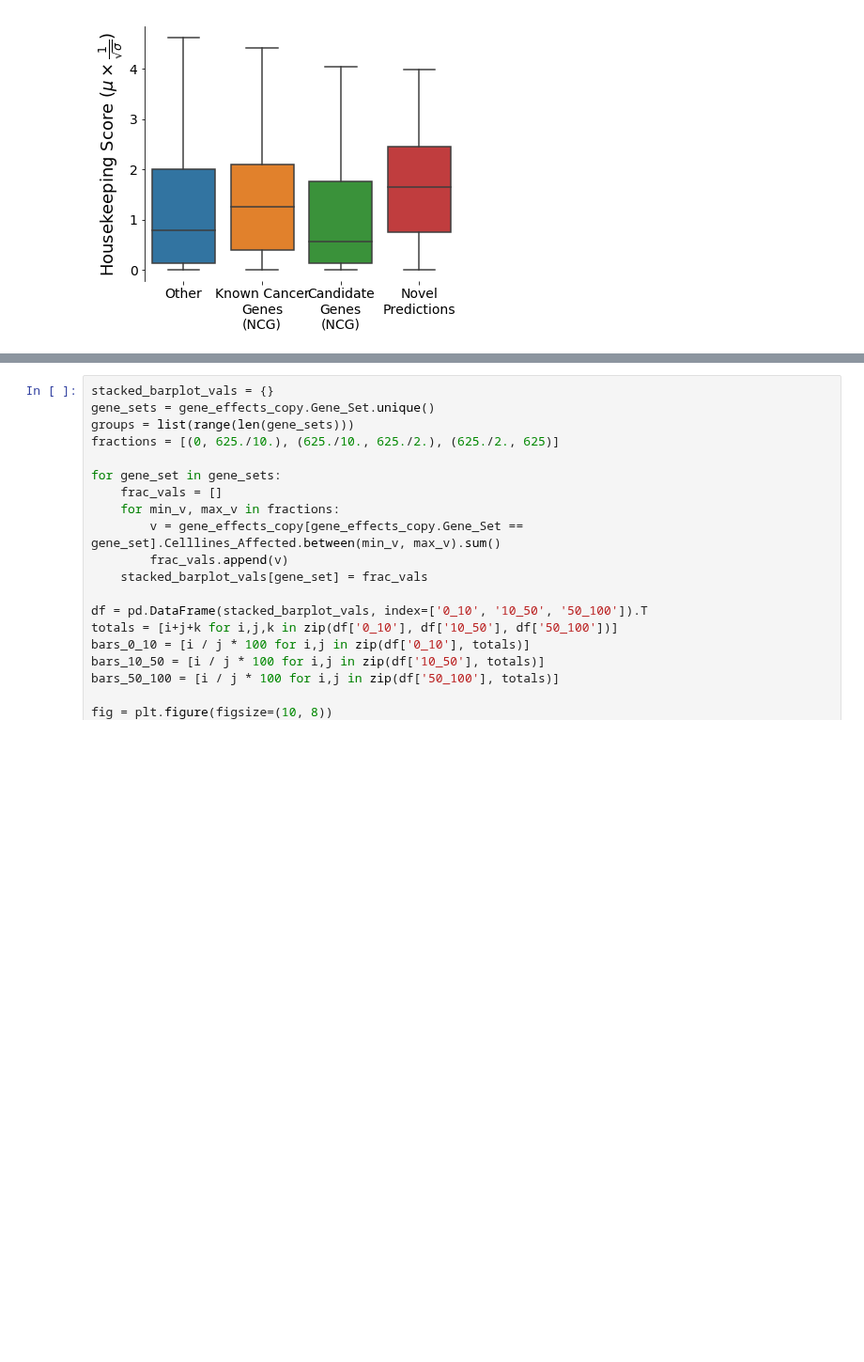
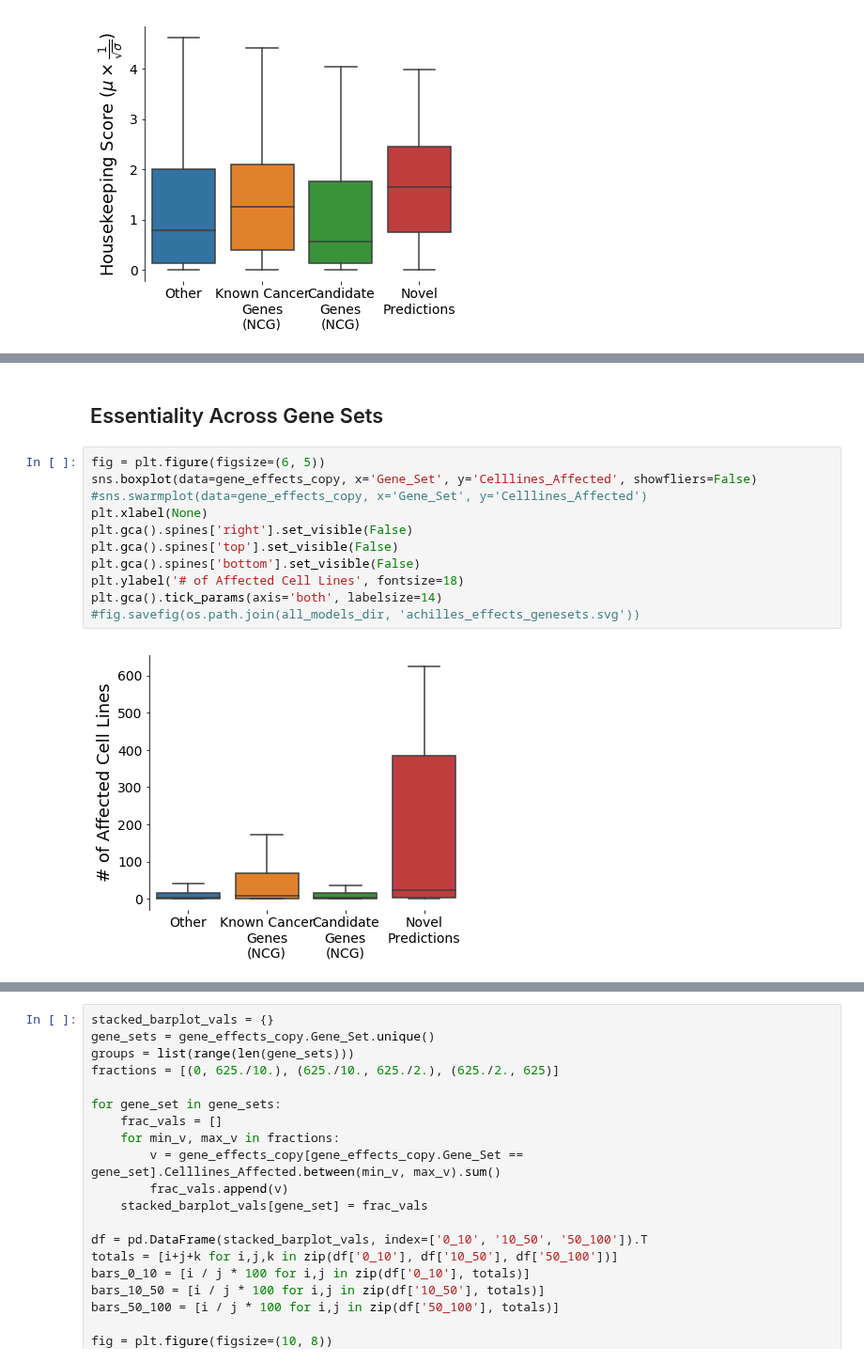
Before and after one commit to schulter/EMOGI, a Jupyter notebook: GCN/newly_predicted_cancergenes.ipynb, the cells around one changed output, grey strips where cells are left out. Shown at 94% size. Cells and saved outputs as stored; diff of their text form; blank space fills up the shorter version.

```diff
--- a/GCN/newly_predicted_cancergenes.ipynb
+++ b/GCN/newly_predicted_cancergenes.ipynb
@@ -586,0 +566,15 @@ pd.DataFrame(stacked_barplot_vals, index=['0_10', '10_50', '50_100'])
+# %% [markdown]
+## Essentiality Across Gene Sets
+# %%
+fig = plt.figure(figsize=(6, 5))
+sns.boxplot(data=gene_effects_copy, x='Gene_Set', y='Celllines_Affected', showfliers=False)
+#sns.swarmplot(data=gene_effects_copy, x='Gene_Set', y='Celllines_Affected')
+plt.xlabel(None)
+plt.gca().spines['right'].set_visible(False)
+plt.gca().spines['top'].set_visible(False)
+plt.gca().spines['bottom'].set_visible(False)
+plt.ylabel('# of Affected Cell Lines', fontsize=18)
+plt.gca().tick_params(axis='both', labelsize=14)
+#fig.savefig(os.path.join(all_models_dir, 'achilles_effects_genesets.svg'))
+# %% [output]
+[figure, added]
```
Also changed, not shown: parts of 14 cells of this notebook.
